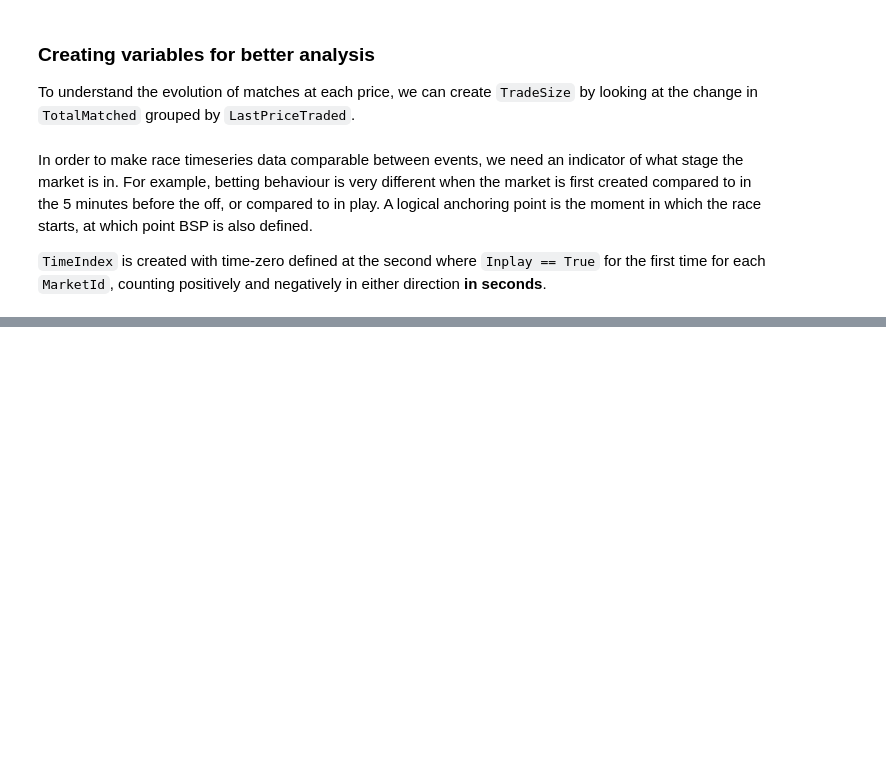
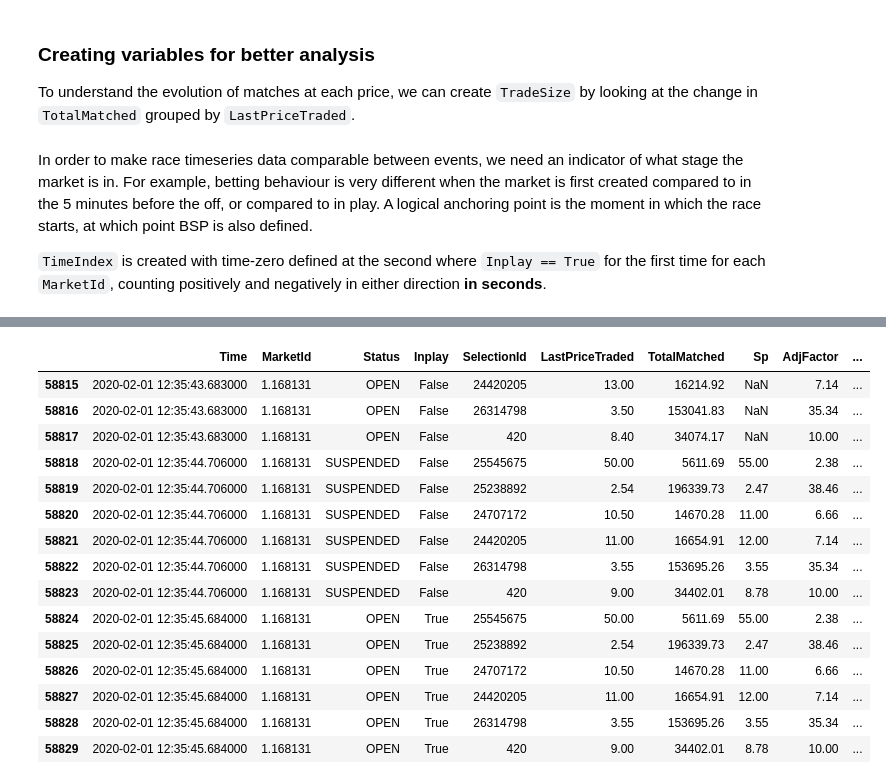
Before and after one commit to tbardrick/betfair_project, a Jupyter notebook: notebooks/api_tests/3_betfair_advanced_data_month_dataset.ipynb, the cells around one changed output, grey strips where cells are left out. Drawn from its saved outputs; the diff is of its cells as text; code cells hidden in the pictures; blank space fills up the shorter version.

```diff
--- a/notebooks/api_tests/3_betfair_advanced_data_month_dataset.ipynb
+++ b/notebooks/api_tests/3_betfair_advanced_data_month_dataset.ipynb
@@ -269,3 +268,22 @@ for market, t_0 in zip(market_ids, race_start):
 df2['TimeIndex'] = df2['TimeIndex'].apply(lambda x: int(pd.Timedelta.total_seconds(x)))
 
 del df2['index']
+# %%
+df2.iloc[58815:58830]
+# %% [output]
+|  | Time | MarketId | Status | Inplay | SelectionId | LastPriceTraded | TotalMatched | Sp | AdjFactor | ... |
+| 58815 | 2020-02-01 12:35:43.683000 | 1.168131 | OPEN | False | 24420205 | 13.00 | 16214.92 | NaN | 7.14 | ... |
+| 58816 | 2020-02-01 12:35:43.683000 | 1.168131 | OPEN | False | 26314798 | 3.50 | 153041.83 | NaN | 35.34 | ... |
+| 58817 | 2020-02-01 12:35:43.683000 | 1.168131 | OPEN | False | 420 | 8.40 | 34074.17 | NaN | 10.00 | ... |
+| 58818 | 2020-02-01 12:35:44.706000 | 1.168131 | SUSPENDED | False | 25545675 | 50.00 | 5611.69 | 55.00 | 2.38 | ... |
+| 58819 | 2020-02-01 12:35:44.706000 | 1.168131 | SUSPENDED | False | 25238892 | 2.54 | 196339.73 | 2.47 | 38.46 | ... |
+| 58820 | 2020-02-01 12:35:44.706000 | 1.168131 | SUSPENDED | False | 24707172 | 10.50 | 14670.28 | 11.00 | 6.66 | ... |
+| 58821 | 2020-02-01 12:35:44.706000 | 1.168131 | SUSPENDED | False | 24420205 | 11.00 | 16654.91 | 12.00 | 7.14 | ... |
+| 58822 | 2020-02-01 12:35:44.706000 | 1.168131 | SUSPENDED | False | 26314798 | 3.55 | 153695.26 | 3.55 | 35.34 | ... |
+| 58823 | 2020-02-01 12:35:44.706000 | 1.168131 | SUSPENDED | False | 420 | 9.00 | 34402.01 | 8.78 | 10.00 | ... |
+| 58824 | 2020-02-01 12:35:45.684000 | 1.168131 | OPEN | True | 25545675 | 50.00 | 5611.69 | 55.00 | 2.38 | ... |
+| 58825 | 2020-02-01 12:35:45.684000 | 1.168131 | OPEN | True | 25238892 | 2.54 | 196339.73 | 2.47 | 38.46 | ... |
+| 58826 | 2020-02-01 12:35:45.684000 | 1.168131 | OPEN | True | 24707172 | 10.50 | 14670.28 | 11.00 | 6.66 | ... |
+| 58827 | 2020-02-01 12:35:45.684000 | 1.168131 | OPEN | True | 24420205 | 11.00 | 16654.91 | 12.00 | 7.14 | ... |
+| 58828 | 2020-02-01 12:35:45.684000 | 1.168131 | OPEN | True | 26314798 | 3.55 | 153695.26 | 3.55 | 35.34 | ... |
+| 58829 | 2020-02-01 12:35:45.684000 | 1.168131 | OPEN | True | 420 | 9.00 | 34402.01 | 8.78 | 10.00 | ... |
```
Also changed, not shown: parts of 6 cells of this notebook.
